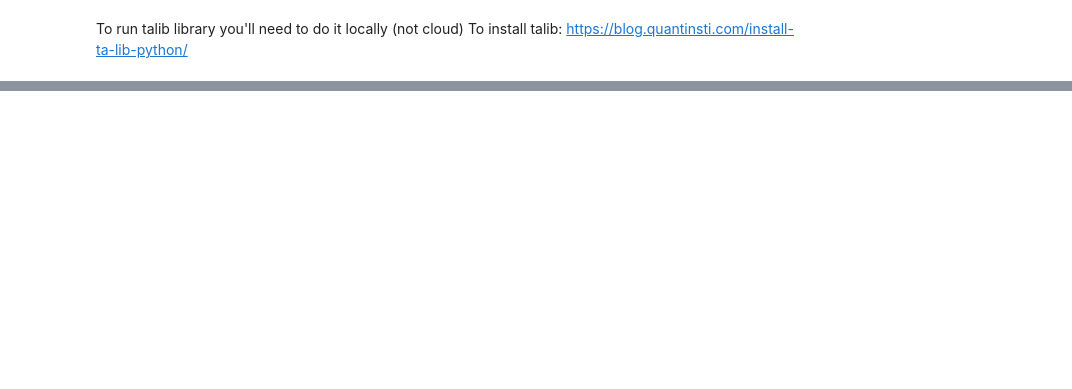
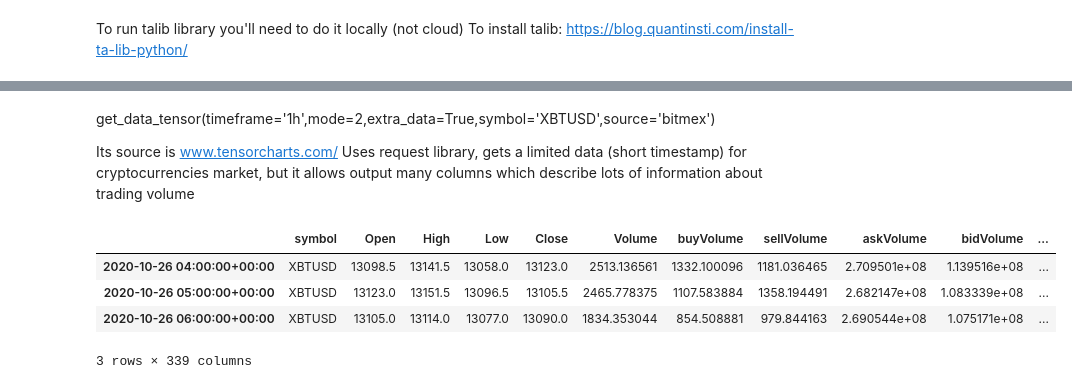
Before and after one commit to juanvalenciaen/AlgoTrader, a Jupyter notebook: Main/introduction.ipynb, the cells around one changed output, grey strips where cells are left out. Cells and saved outputs as stored; diff of their text form; code cells hidden in the pictures; blank space fills up the shorter version.

```diff
--- a/Main/introduction.ipynb
+++ b/Main/introduction.ipynb
@@ -56,0 +106,14 @@ Date
+# %% [markdown]
+get_data_tensor(timeframe='1h',mode=2,extra_data=True,symbol='XBTUSD',source='bitmex')
+
+Its source is www.tensorcharts.com/
+Uses request library, gets a limited data (short timestamp) for cryptocurrencies market, but it allows output many columns which describe lots of information about trading volume
+# %%
+df5 = f.get_data_tensor()
+df5.head(3)
+# %% [output]
+|  | symbol | Open | High | Low | Close | Volume | buyVolume | sellVolume | askVolume | bidVolume | ... |
+| 2020-10-26 04:00:00+00:00 | XBTUSD | 13098.5 | 13141.5 | 13058.0 | 13123.0 | 2513.136561 | 1332.100096 | 1181.036465 | 2.709501e+08 | 1.139516e+08 | ... |
+| 2020-10-26 05:00:00+00:00 | XBTUSD | 13123.0 | 13151.5 | 13096.5 | 13105.5 | 2465.778375 | 1107.583884 | 1358.194491 | 2.682147e+08 | 1.083339e+08 | ... |
+| 2020-10-26 06:00:00+00:00 | XBTUSD | 13105.0 | 13114.0 | 13077.0 | 13090.0 | 1834.353044 | 854.508881 | 979.844163 | 2.690544e+08 | 1.075171e+08 | ... |
+3 rows × 339 columns
```
Also changed, not shown: parts of 15 cells of this notebook.
